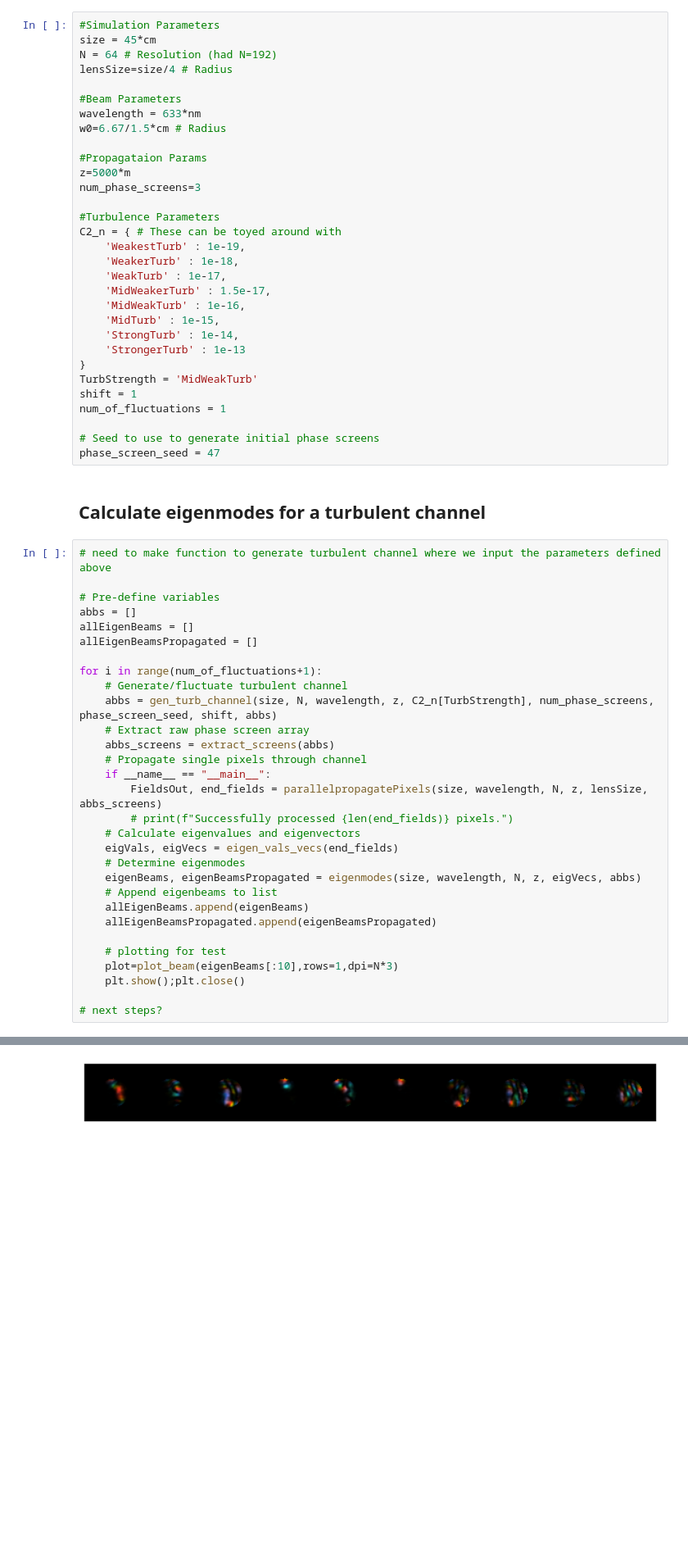
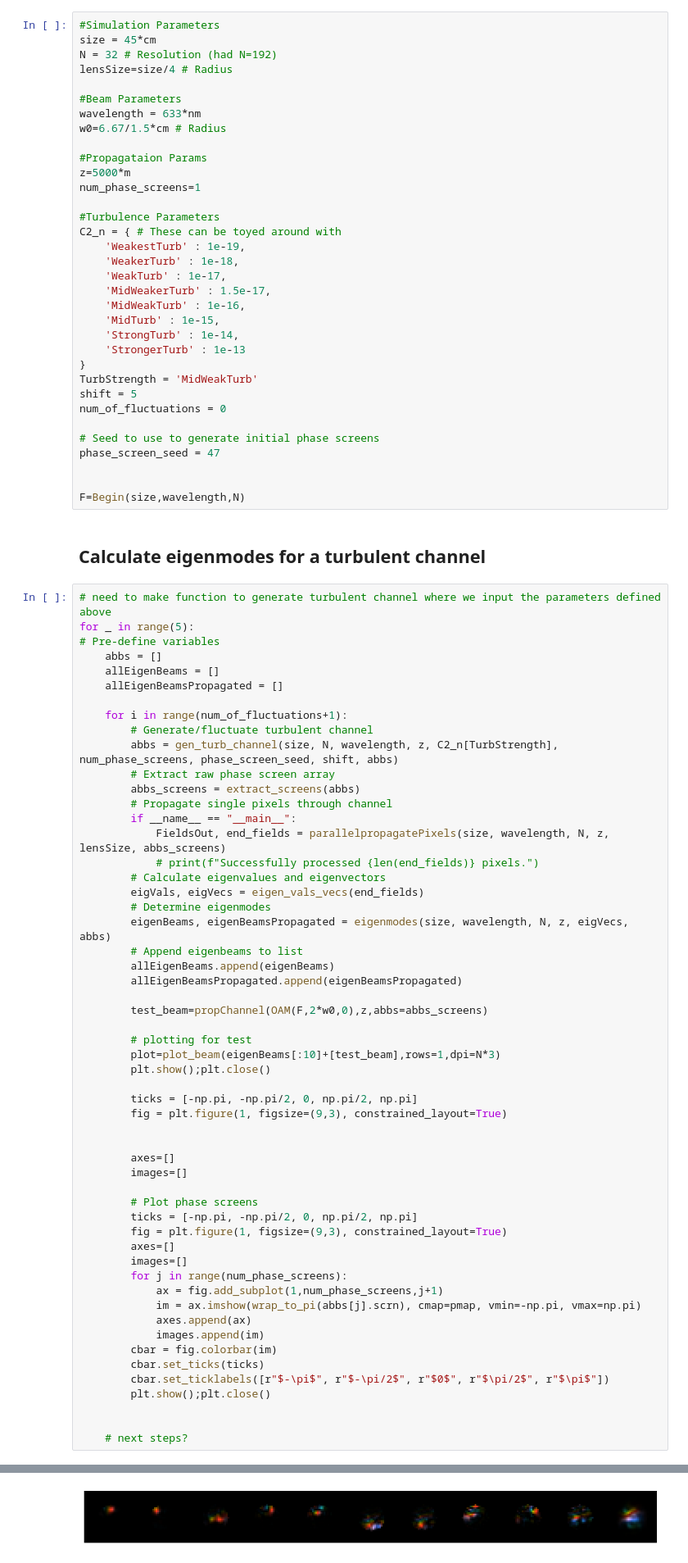
Before and after one commit to LukasScarfe/Eigen, a Jupyter notebook: eigenmodes.ipynb, the cells around one changed output, grey strips where cells are left out. Shown at 82% size. Drawn from its saved outputs; the diff is of its cells as text; blank space fills up the shorter version.

```diff
--- a/eigenmodes.ipynb
+++ b/eigenmodes.ipynb
@@ -24,7 +24,7 @@ pmap, imap, customColoursBGY, customColoursViridis = colours()
 # %%
 #Simulation Parameters
 size = 45*cm
-N = 64 # Resolution (had N=192)
+N = 32 # Resolution (had N=192)
 lensSize=size/4 # Radius
 
 #Beam Parameters
@@ -33,7 +33,7 @@ w0=6.67/1.5*cm # Radius
 
 #Propagataion Params
 z=5000*m
-num_phase_screens=3
+num_phase_screens=1
 
 #Turbulence Parameters
 C2_n = { # These can be toyed around with
@@ -47,43 +47,71 @@ C2_n = { # These can be toyed around with
     'StrongerTurb' : 1e-13
 }
 TurbStrength = 'MidWeakTurb'
-shift = 1
-num_of_fluctuations = 1
+shift = 5
+num_of_fluctuations = 0
 
 # Seed to use to generate initial phase screens
 phase_screen_seed = 47
+
+
+F=Begin(size,wavelength,N)
 # %% [markdown]
 ## Calculate eigenmodes for a turbulent channel
 # %%
 # need to make function to generate turbulent channel where we input the parameters defined above
+for _ in range(5):
+# Pre-define variables
+    abbs = []
+    allEigenBeams = []
+    allEigenBeamsPropagated = []
 
-# Pre-define variables
-abbs = []
-allEigenBeams = []
-allEigenBeamsPropagated = []
+    for i in range(num_of_fluctuations+1):
+        # Generate/fluctuate turbulent channel
+        abbs = gen_turb_channel(size, N, wavelength, z, C2_n[TurbStrength], num_phase_screens, phase_screen_seed, shift, abbs)
+        # Extract raw phase screen array
+        abbs_screens = extract_screens(abbs)
+        # Propagate single pixels through channel
+        if __name__ == "__main__":
+            FieldsOut, end_fields = parallelpropagatePixels(size, wavelength, N, z, lensSize, abbs_screens)
+            # print(f"Successfully processed {len(end_fields)} pixels.")
+        # Calculate eigenvalues and eigenvectors
+        eigVals, eigVecs = eigen_vals_vecs(end_fields)
+        # Determine eigenmodes
+        eigenBeams, eigenBeamsPropagated = eigenmodes(size, wavelength, N, z, eigVecs, abbs)
+        # Append eigenbeams to list
+        allEigenBeams.append(eigenBeams)
+        allEigenBeamsPropagated.append(eigenBeamsPropagated)
 
-for i in range(num_of_fluctuations+1):
-    # Generate/fluctuate turbulent channel
-    abbs = gen_turb_channel(size, N, wavelength, z, C2_n[TurbStrength], num_phase_screens, phase_screen_seed, shift, abbs)
-    # Extract raw phase screen array
-    abbs_screens = extract_screens(abbs)
-    # Propagate single pixels through channel
-    if __name__ == "__main__":
-        FieldsOut, end_fields = parallelpropagatePixels(size, wavelength, N, z, lensSize, abbs_screens)
-        # print(f"Successfully processed {len(end_fields)} pixels.")
-    # Calculate eigenvalues and eigenvectors
-    eigVals, eigVecs = eigen_vals_vecs(end_fields)
-    # Determine eigenmodes
-    eigenBeams, eigenBeamsPropagated = eigenmodes(size, wavelength, N, z, eigVecs, abbs)
-    # Append eigenbeams to list
-    allEigenBeams.append(eigenBeams)
-    allEigenBeamsPropagated.append(eigenBeamsPropagated)
+        test_beam=propChannel(OAM(F,2*w0,0),z,abbs=abbs_screens)
 
-    # plotting for test
-    plot=plot_beam(eigenBeams[:10],rows=1,dpi=N*3)
-    plt.show();plt.close()
+        # plotting for test
+        plot=plot_beam(eigenBeams[:10]+[test_beam],rows=1,dpi=N*3)
+        plt.show();plt.close()
 
-# next steps?
+        ticks = [-np.pi, -np.pi/2, 0, np.pi/2, np.pi]
+        fig = plt.figure(1, figsize=(9,3), constrained_layout=True)
+
+
+        axes=[]
+        images=[]
+
+        # Plot phase screens
+        ticks = [-np.pi, -np.pi/2, 0, np.pi/2, np.pi]
+        fig = plt.figure(1, figsize=(9,3), constrained_layout=True)
+        axes=[]
+        images=[]
+        for j in range(num_phase_screens):
+            ax = fig.add_subplot(1,num_phase_screens,j+1)
+            im = ax.imshow(wrap_to_pi(abbs[j].scrn), cmap=pmap, vmin=-np.pi, vmax=np.pi)
+            axes.append(ax)
+            images.append(im)
+        cbar = fig.colorbar(im)
+        cbar.set_ticks(ticks)
+        cbar.set_ticklabels([r"$-\pi$", r"$-\pi/2$", r"$0$", r"$\pi/2$", r"$\pi$"])
+        plt.show();plt.close()
+
+
+    # next steps?
 # %% [output]
 Using 10 threads to propagate beams simulataneously...
-[figure, old version]
+[figure, new version]
```
Also changed, not shown: parts of 2 cells of this notebook.
